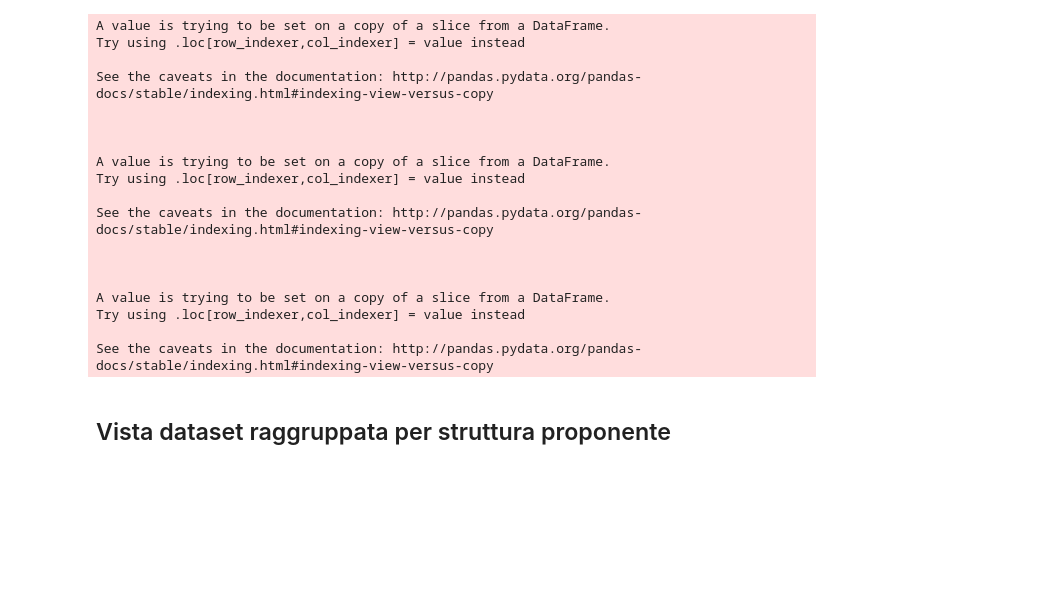
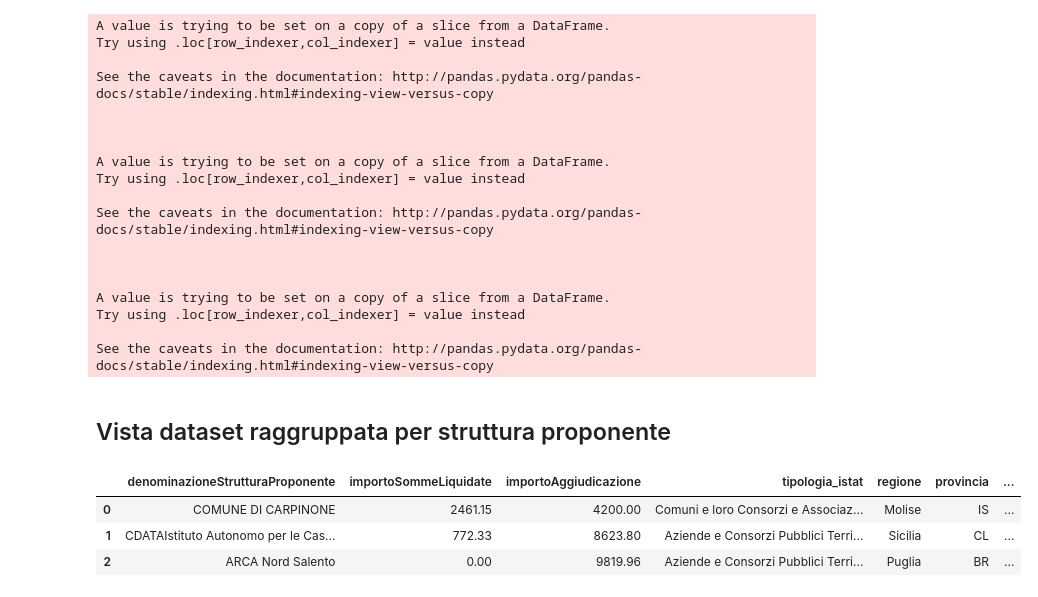
Before and after one commit to fabiana001/anacAnalysis, a Jupyter notebook: notebooks/3_Analisi_singolo_fornitore.ipynb, the cells around one changed output. Cells and saved outputs as stored; diff of their text form; code cells hidden in the pictures; blank space fills up the shorter version.

```diff
--- a/notebooks/3_Analisi_singolo_fornitore.ipynb
+++ b/notebooks/3_Analisi_singolo_fornitore.ipynb
@@ -124,3 +173,10 @@ df_denominazione_aggiudicatario = df_denominazione_aggiudicatario[~df_denominazi
 final_df = pd.merge(df_join,df_denominazione_aggiudicatario, left_index=True, right_index=True, how='left')
 
 final_df =final_df.reset_index()
+# %%
+final_df[["denominazioneStrutturaProponente", "importoSommeLiquidate", "importoAggiudicazione", "tipologia_istat", "regione", "provincia", "mese_aggiudicazione"]].head(3)
+# %% [output]
+|  | denominazioneStrutturaProponente | importoSommeLiquidate | importoAggiudicazione | tipologia_istat | regione | provincia | ... |
+| 0 | COMUNE DI CARPINONE | 2461.15 | 4200.00 | Comuni e loro Consorzi e Associaz... | Molise | IS | ... |
+| 1 | CDATAIstituto Autonomo per le Cas... | 772.33 | 8623.80 | Aziende e Consorzi Pubblici Terri... | Sicilia | CL | ... |
+| 2 | ARCA Nord Salento | 0.00 | 9819.96 | Aziende e Consorzi Pubblici Terri... | Puglia | BR | ... |
```
Also changed, not shown: parts of 25 cells of this notebook, 13 other files.
